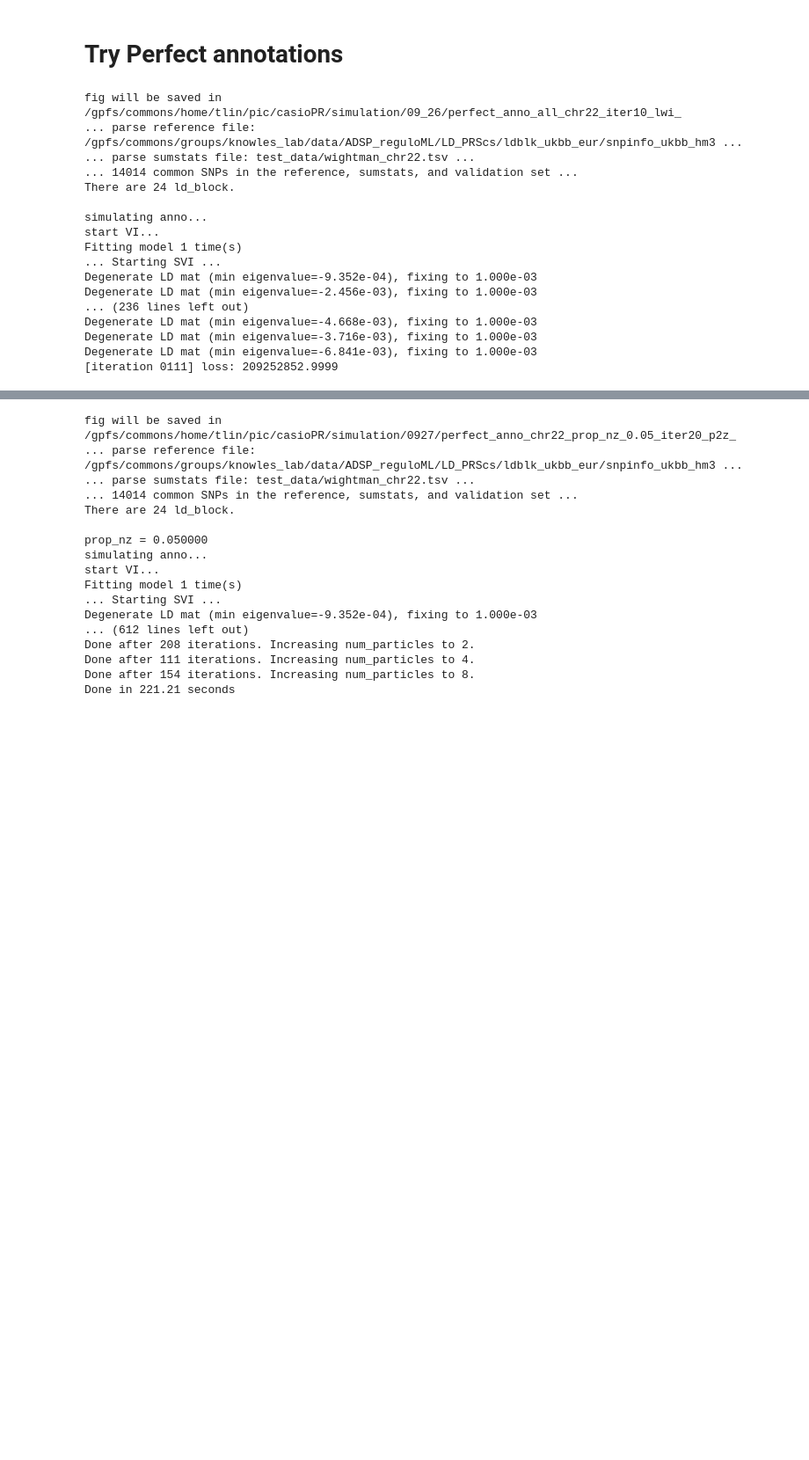
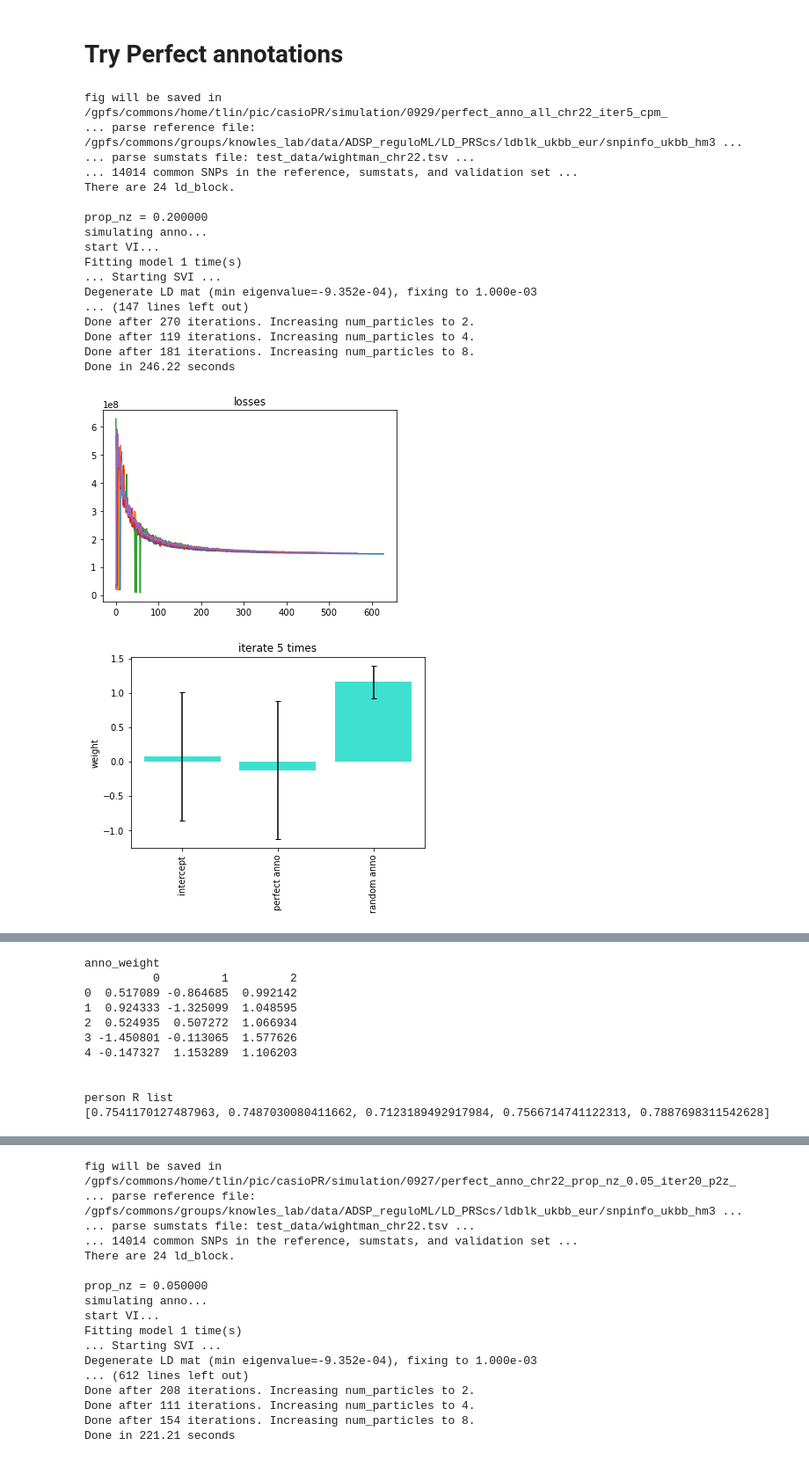
Before and after one commit to davidaknowles/casopr, a Jupyter notebook: simulation.ipynb, the cells around one changed output, grey strips where cells are left out. Shown: that part at 88% size. Saved outputs shown, nothing was run; the diff lists cells and outputs as text; code cells hidden in the pictures; blank space fills up the shorter version.

Commit message:
simulation update

```diff
--- a/simulation.ipynb
+++ b/simulation.ipynb
@@ -568,36 +566,38 @@ Done after 95 iterations. Increasing num_particles to 8.
 # Try Perfect annotations
 # %%
 ## test no anno, whole chr22
-importlib.reload(simulate)
+#importlib.reload(simulate)
 param_dict = {
     'ref_dir' : '/gpfs/commons/groups/knowles_lab/data/ADSP_reguloML/LD_PRScs/ldblk_ukbb_eur', ## add my path
     'bim_prefix' : "test_data/ADSP_qc_chr22",
     'sst_file' : "test_data/wightman_chr22.tsv",
     'n_gwas' : 762971,
     'out_dir' : "test_data",
     "seed" : 42,
     "beta_std" : "False",
     "n_iter" : 1000,
-    'save_fig_name':'perfect_anno_all_chr22',
-    "anno_path" : False
+    'anno_path': False,
+    'save_fig_name':'perfect_anno_all_chr22'
 }
 
-test = check_sim_result(param_dict, "perfect_anno", refit_time=10)
+test = check_sim_result(param_dict, refit_time=5)
 # %% [output]
-fig will be saved in /gpfs/commons/home/tlin/pic/casioPR/simulation/09_26/perfect_anno_all_chr22_iter10_lwi_
+fig will be saved in /gpfs/commons/home/tlin/pic/casioPR/simulation/0929/perfect_anno_all_chr22_iter5_cpm_
 ... parse reference file: /gpfs/commons/groups/knowles_lab/data/ADSP_reguloML/LD_PRScs/ldblk_ukbb_eur/snpinfo_ukbb_hm3 ...
 ... parse sumstats file: test_data/wightman_chr22.tsv ...
 ... 14014 common SNPs in the reference, sumstats, and validation set ...
 There are 24 ld_block.
 
+prop_nz = 0.200000
 simulating anno...
 start VI...
 Fitting model 1 time(s)
 ... Starting SVI ...
 Degenerate LD mat (min eigenvalue=-9.352e-04), fixing to 1.000e-03
-Degenerate LD mat (min eigenvalue=-2.456e-03), fixing to 1.000e-03
-... (236 lines left out)
-Degenerate LD mat (min eigenvalue=-4.668e-03), fixing to 1.000e-03
-Degenerate LD mat (min eigenvalue=-3.716e-03), fixing to 1.000e-03
-Degenerate LD mat (min eigenvalue=-6.841e-03), fixing to 1.000e-03
-[iteration 0111] loss: 209252852.9999
+... (147 lines left out)
+Done after 270 iterations. Increasing num_particles to 2.
+Done after 119 iterations. Increasing num_particles to 4.
+Done after 181 iterations. Increasing num_particles to 8.
+Done in 246.22 seconds
+[figure, added]
+[figure, added]
@@ -604 +605,12 @@ Degenerate LD mat (min eigenvalue=-6.841e-03), fixing to 1.000e-03
+anno_weight
+          0         1         2
+0  0.517089 -0.864685  0.992142
+1  0.924333 -1.325099  1.048595
+2  0.524935  0.507272  1.066934
+3 -1.450801 -0.113065  1.577626
+4 -0.147327  1.153289  1.106203
+
+
+person R list
+[0.7541170127487963, 0.7487030080411662, 0.7123189492917984, 0.7566714741122313, 0.7887698311542628]
 # %%
```
Also changed, not shown: parts of 8 cells of this notebook, 1 other file.
